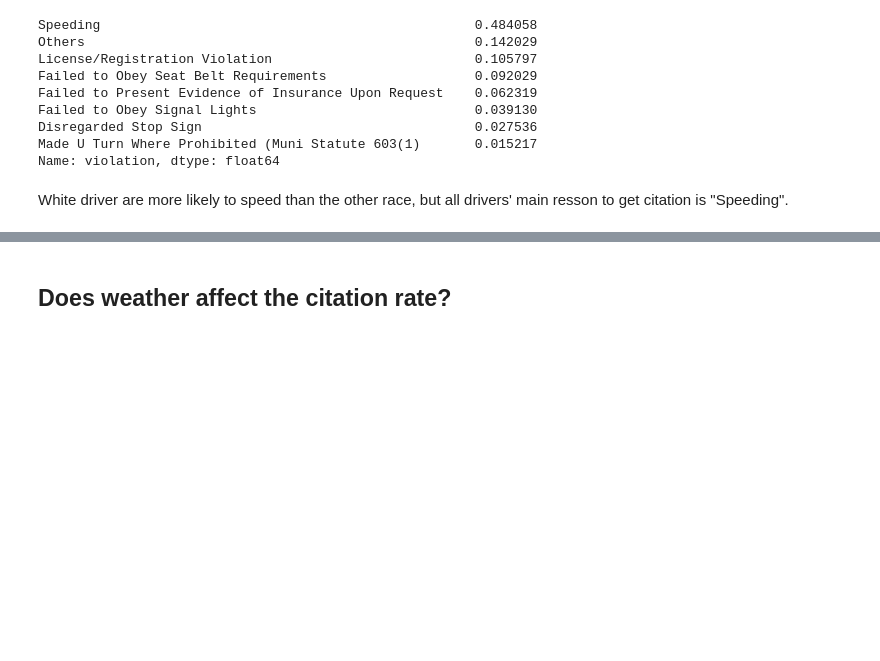
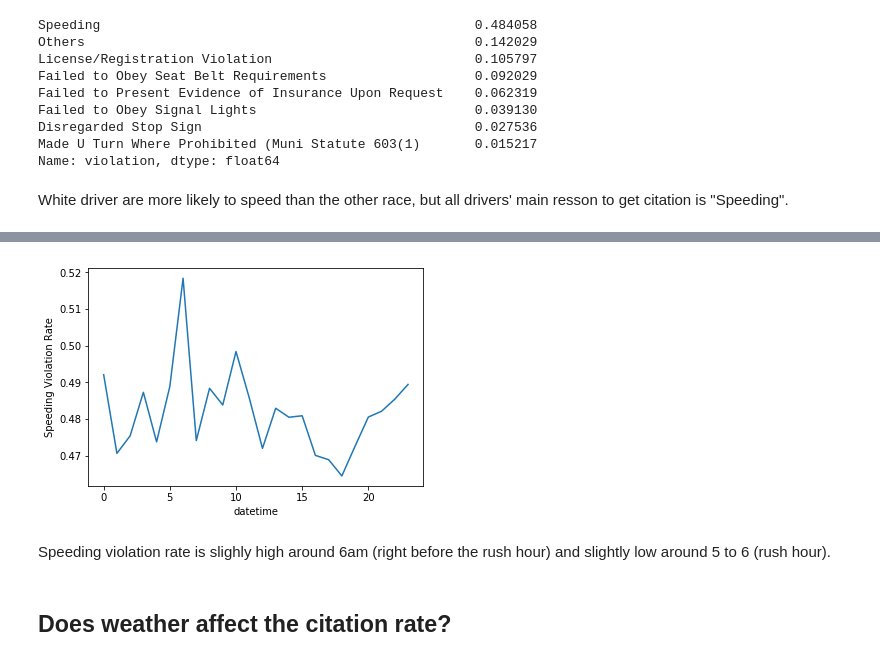
Before and after one commit to Happydogs/Aurora_Policing_Project, a Jupyter notebook: Aurora_Policing_Project.ipynb, the cells around one changed output, grey strips where cells are left out. Saved outputs shown, nothing was run; the diff lists cells and outputs as text; code cells hidden in the pictures; blank space fills up the shorter version.

```diff
--- a/Aurora_Policing_Project.ipynb
+++ b/Aurora_Policing_Project.ipynb
@@ -1084,0 +1137,2 @@ The question I am trying to answer is whether age of driver tend to commit diffe
+# %%
+ hourly_violation_rate = police_weather_data.groupby(police_weather_data.index.hour).violation.value_counts(normalize = True).unstack()
@@ -1085,2 +1159,10 @@ The question I am trying to answer is whether age of driver tend to commit diffe
+# %%
+hourly_violation_rate['Speeding'].plot()
+plt.ylabel('Speeding Violation Rate')
+plt.show()
+# %% [output]
+[figure, added]
+# %% [markdown]
+Speeding violation rate is slighly high around 6am (right before the rush hour) and slightly low around 5 to 6 (rush hour).
 # %% [markdown]
 ## Does weather affect the citation rate?
```
Also changed, not shown: parts of 18 cells of this notebook.
